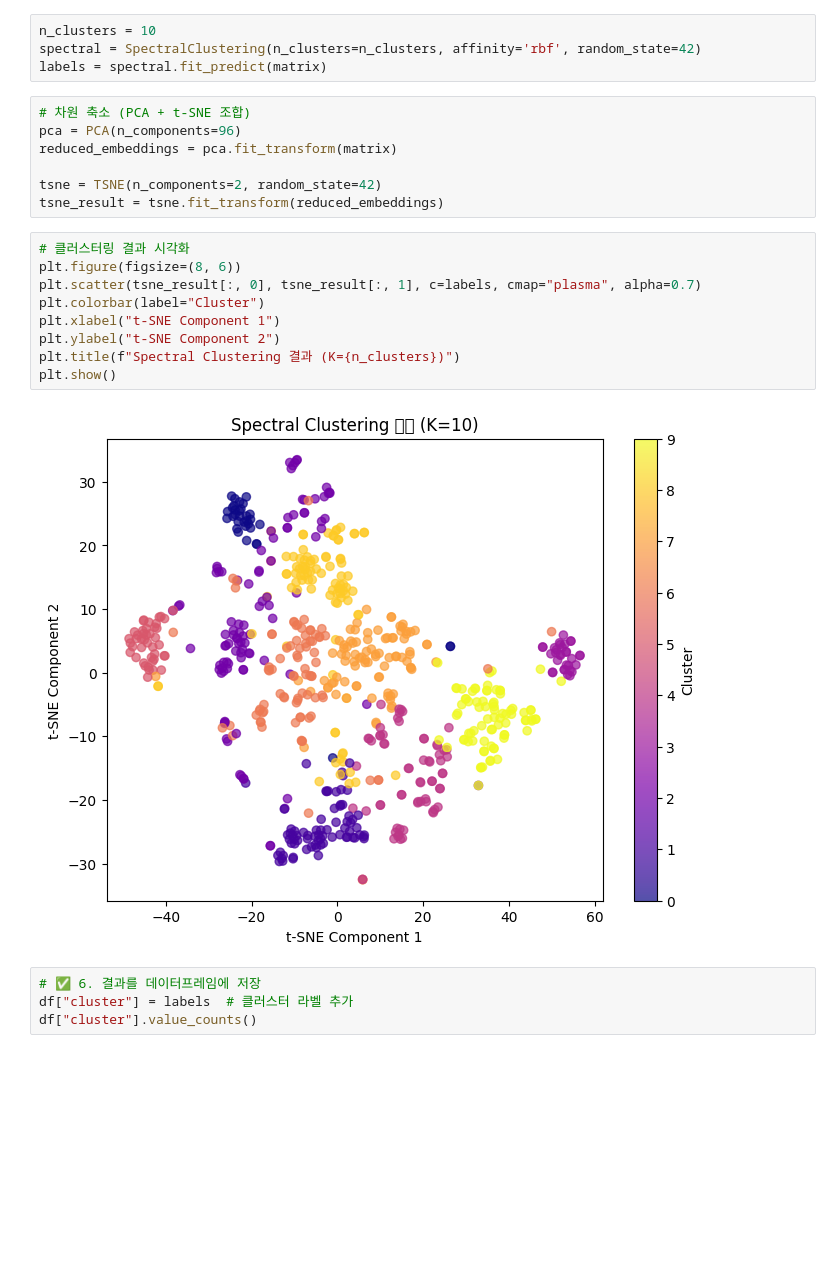
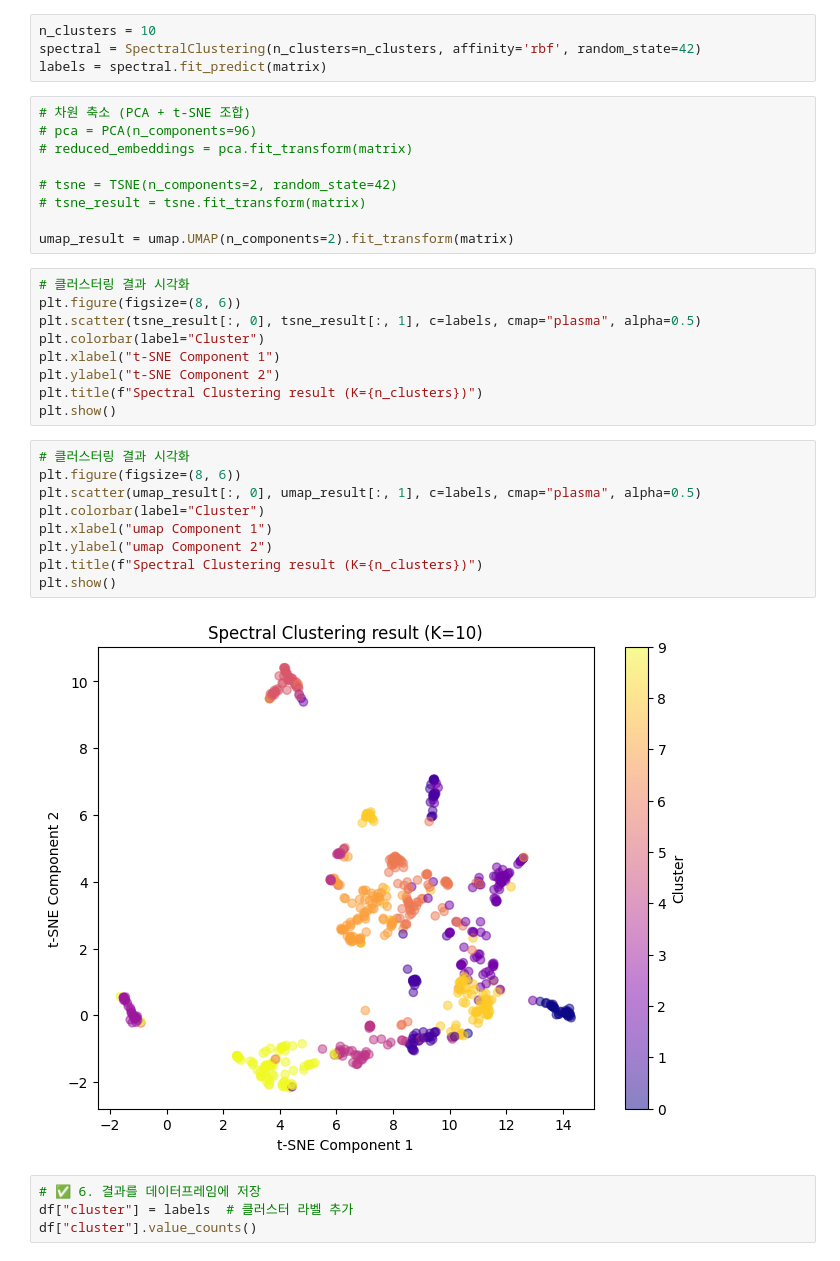
Before and after one commit to Hannah1011/llm-response-clustering, a Jupyter notebook: SpectralClustering_experiment.ipynb, the cells around one changed output. Saved outputs shown, nothing was run; the diff lists cells and outputs as text; blank space fills up the shorter version.

Commit message:
tsne, umap 시각화로 spectral clustering 결과 보기

```diff
--- a/SpectralClustering_experiment.ipynb
+++ b/SpectralClustering_experiment.ipynb
@@ -41,22 +42,33 @@ spectral = SpectralClustering(n_clusters=n_clusters, affinity='rbf', random_stat
 labels = spectral.fit_predict(matrix)
 # %%
 # 차원 축소 (PCA + t-SNE 조합)
-pca = PCA(n_components=96)
-reduced_embeddings = pca.fit_transform(matrix)
+# pca = PCA(n_components=96)
+# reduced_embeddings = pca.fit_transform(matrix)
 
-tsne = TSNE(n_components=2, random_state=42)
-tsne_result = tsne.fit_transform(reduced_embeddings)
+# tsne = TSNE(n_components=2, random_state=42)
+# tsne_result = tsne.fit_transform(matrix)
+
+umap_result = umap.UMAP(n_components=2).fit_transform(matrix)
 # %%
 # 클러스터링 결과 시각화
 plt.figure(figsize=(8, 6))
-plt.scatter(tsne_result[:, 0], tsne_result[:, 1], c=labels, cmap="plasma", alpha=0.7)
+plt.scatter(tsne_result[:, 0], tsne_result[:, 1], c=labels, cmap="plasma", alpha=0.5)
 plt.colorbar(label="Cluster")
 plt.xlabel("t-SNE Component 1")
 plt.ylabel("t-SNE Component 2")
-plt.title(f"Spectral Clustering 결과 (K={n_clusters})")
+plt.title(f"Spectral Clustering result (K={n_clusters})")
 plt.show()
-# %% [output]
-[figure, removed]
+# %%
+# 클러스터링 결과 시각화
+plt.figure(figsize=(8, 6))
+plt.scatter(umap_result[:, 0], umap_result[:, 1], c=labels, cmap="plasma", alpha=0.5)
+plt.colorbar(label="Cluster")
+plt.xlabel("umap Component 1")
+plt.ylabel("umap Component 2")
+plt.title(f"Spectral Clustering result (K={n_clusters})")
+plt.show()
+# %% [output]
+[figure, added]
 # %%
 # ✅ 6. 결과를 데이터프레임에 저장
 df["cluster"] = labels  # 클러스터 라벨 추가
```
Also changed, not shown: parts of 5 cells of this notebook.
